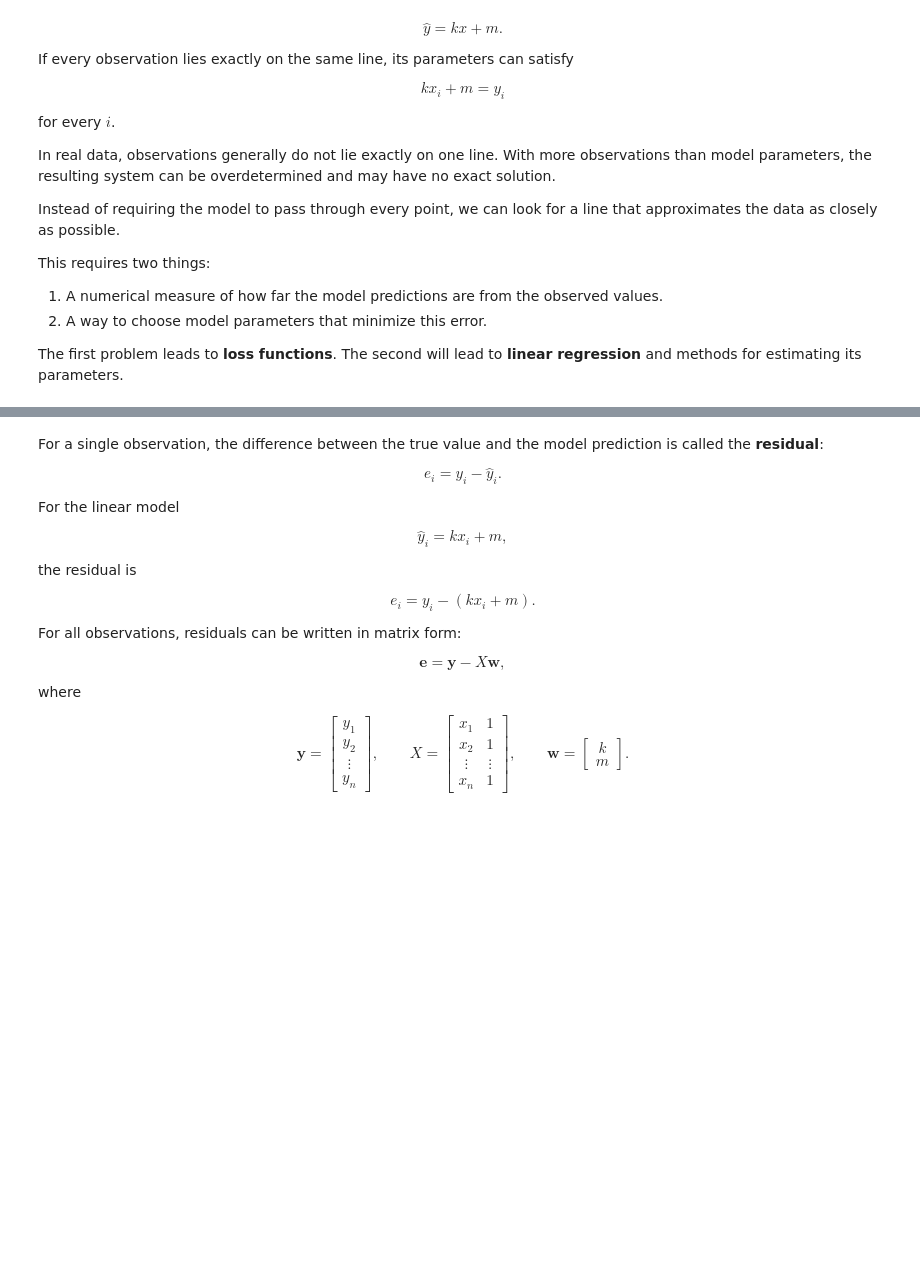
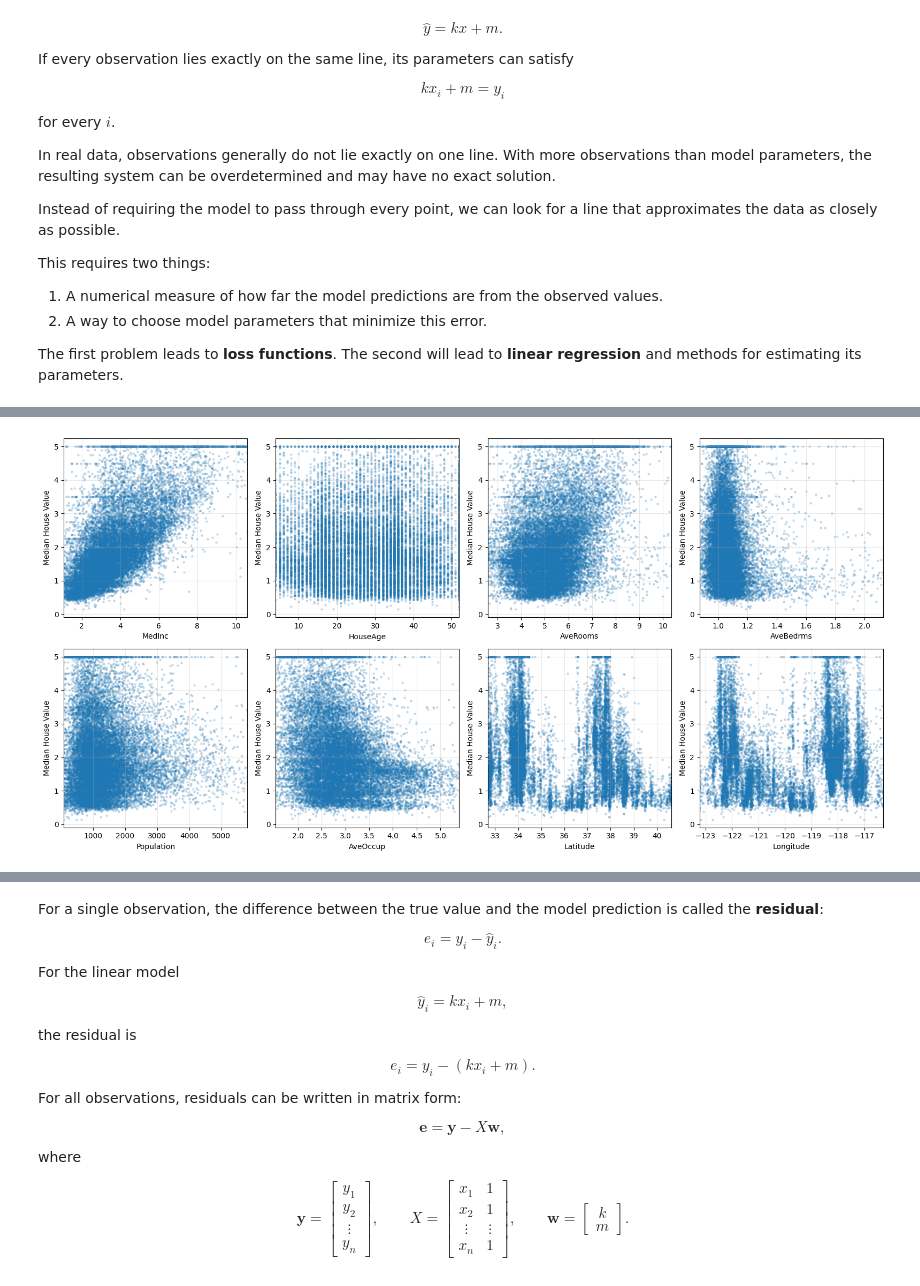
Before and after one commit to Tpoc311/applied-ai-workbench, a Jupyter notebook: ml_fundamentals/linear_models/linear_regression/linear_regression.ipynb, the cells around one changed output, grey strips where cells are left out. Cells and saved outputs as stored; diff of their text form; code cells hidden in the pictures; blank space fills up the shorter version.

```diff
--- a/ml_fundamentals/linear_models/linear_regression/linear_regression.ipynb
+++ b/ml_fundamentals/linear_models/linear_regression/linear_regression.ipynb
@@ -45,0 +119,21 @@ The first problem leads to **loss functions**. The second will lead to **linear
+# %%
+fig, axes = plt.subplots(2, 4, figsize=(16, 8))
+
+for i, (ax, feature_name) in enumerate(zip(axes.flat, feature_names)):
+    feature = x[:, i]
+
+    ax.scatter(feature, y, s=5, alpha=0.2)
+
+    lower = np.percentile(feature, 1)
+    upper = np.percentile(feature, 99)
+
+    ax.set_xlim(lower, upper)
+
+    ax.set_xlabel(feature_name)
+    ax.set_ylabel("Median House Value")
+    ax.grid(alpha=0.3)
+
+plt.tight_layout()
+plt.show()
+# %% [output]
+[figure, added]
```
Also changed, not shown: parts of 23 cells of this notebook.
